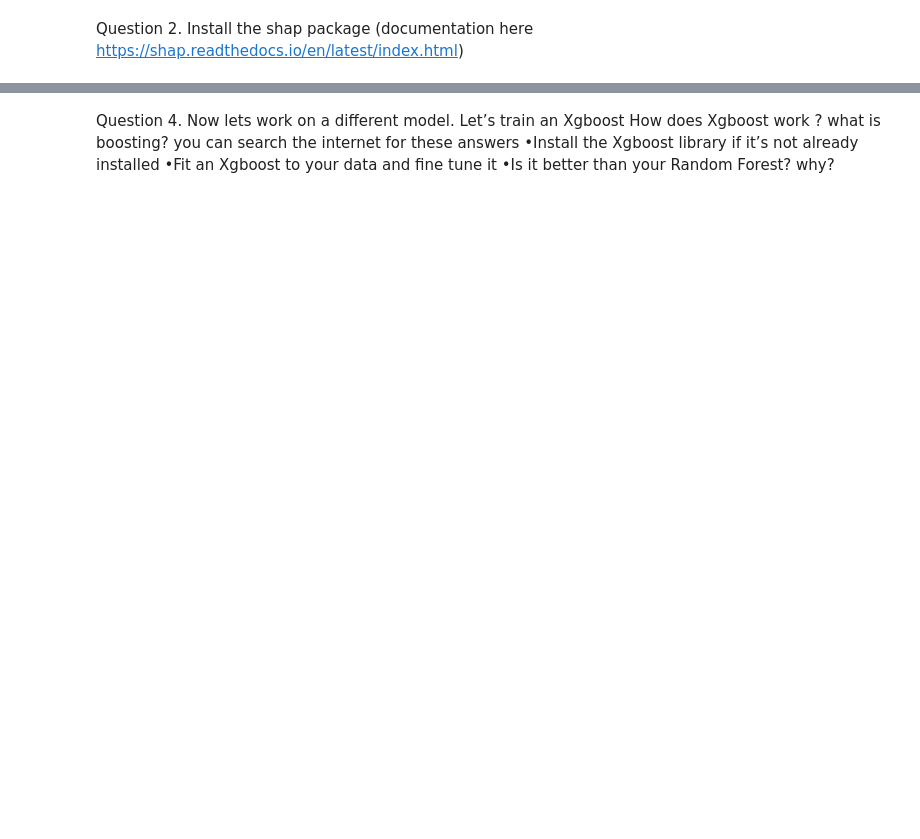
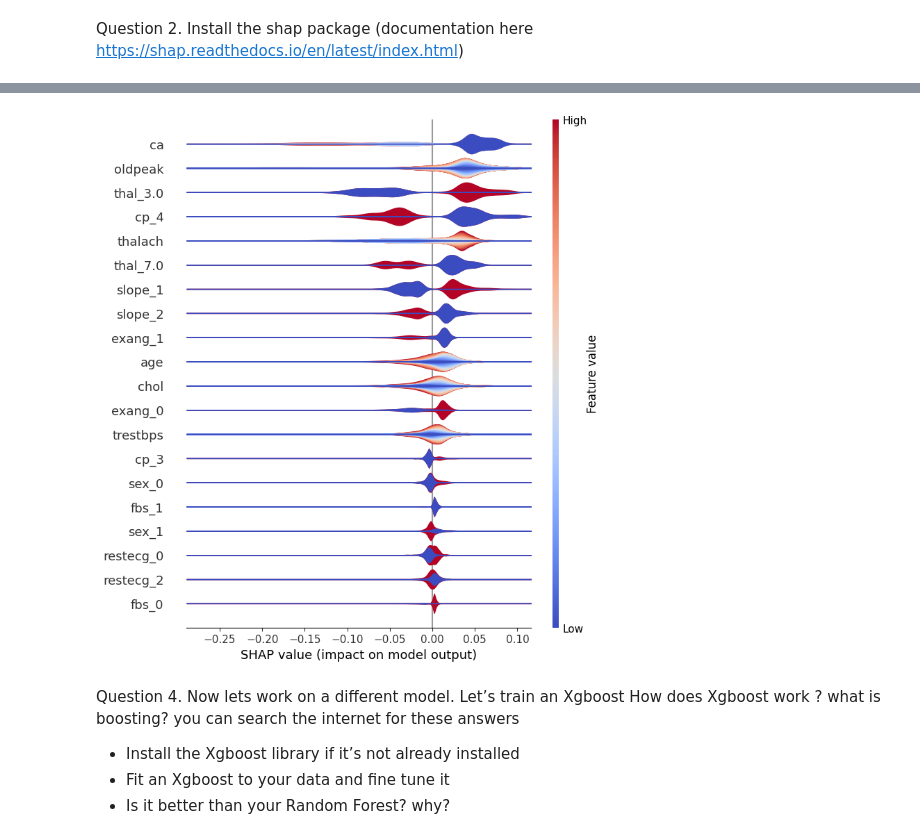
Before and after one commit to BastienCherel/ExplainabilityAI, a Jupyter notebook: Tutorial3/Tutorial3_CHEREL.ipynb, the cells around one changed output, grey strips where cells are left out. Cells and saved outputs as stored; diff of their text form; code cells hidden in the pictures; blank space fills up the shorter version.

```diff
--- a/Tutorial3/Tutorial3_CHEREL.ipynb
+++ b/Tutorial3/Tutorial3_CHEREL.ipynb
@@ -12,0 +83,30 @@ created
+# %%
+X_train, X_test, y_train, y_test = train_test_split(data, target, test_size=0.30)
+
+from sklearn.ensemble import RandomForestClassifier
+from sklearn.metrics import accuracy_score, classification_report, recall_score, f1_score
+from sklearn.model_selection import GridSearchCV
+
+rf_clf = RandomForestClassifier()
+# Create the parameter grid based on the results of random search
+param_grid = {
+    'bootstrap': [True],
+    'n_estimators': [100, 200, 300, 1000]
+}
+
+# GridSearch to find the best parameters
+grid_search = GridSearchCV(estimator=rf_clf, param_grid=param_grid, cv=5, n_jobs=-1, verbose=0)
+
+# Fit the model with GridSearch
+grid_search.fit(X_train, y_train)
+
+# Best parameters and best estimator
+print("Best Parameters:", grid_search.best_params_)
+best_rf_model = grid_search.best_estimator_
+
+# Test the performance with the tuned hyperparameters
+y_pred_tuned = best_rf_model.predict(X_test)
+
+rf_acc = accuracy_score(y_pred_tuned,y_test)
+rf_F1 = f1_score(y_pred_tuned,y_test, average= "weighted")
+rf_rec=recall_score(y_pred_tuned,y_test)
@@ -30,8 +227,12 @@ that shapley gives to the importance that the native ”variable importance” h
+# %%
+shap.plots.violin(shap_values[:,:,0], feature_names=data.columns,features=X_train, plot_type="layered_violin")
+# %% [output]
+[figure, added]
 # %% [markdown]
 
 Question 4.
 Now lets work on a different model. Let’s train an Xgboost
 How does Xgboost work ? what is boosting? you can search the internet for these answers
-•Install the Xgboost library if it’s not already installed
-•Fit an Xgboost to your data and fine tune it
-•Is it better than your Random Forest? why?
+* Install the Xgboost library if it’s not already installed
+* Fit an Xgboost to your data and fine tune it
+* Is it better than your Random Forest? why?
```
Also changed, not shown: parts of 27 cells of this notebook.
